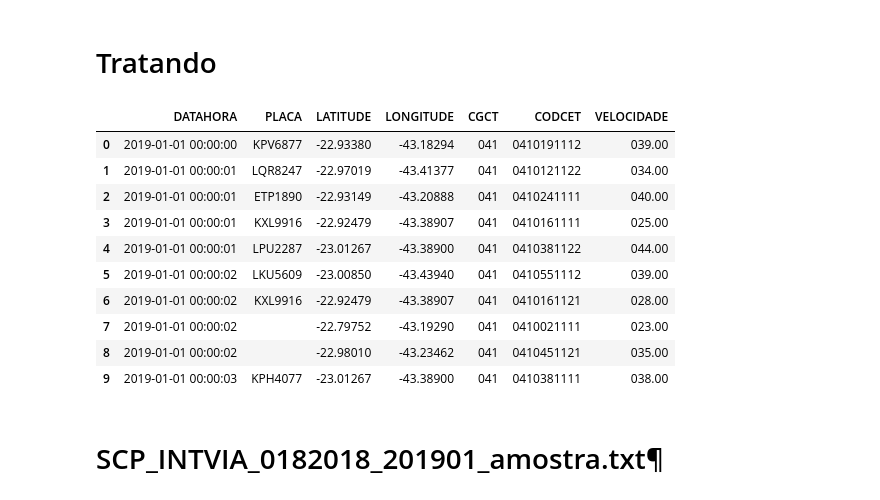
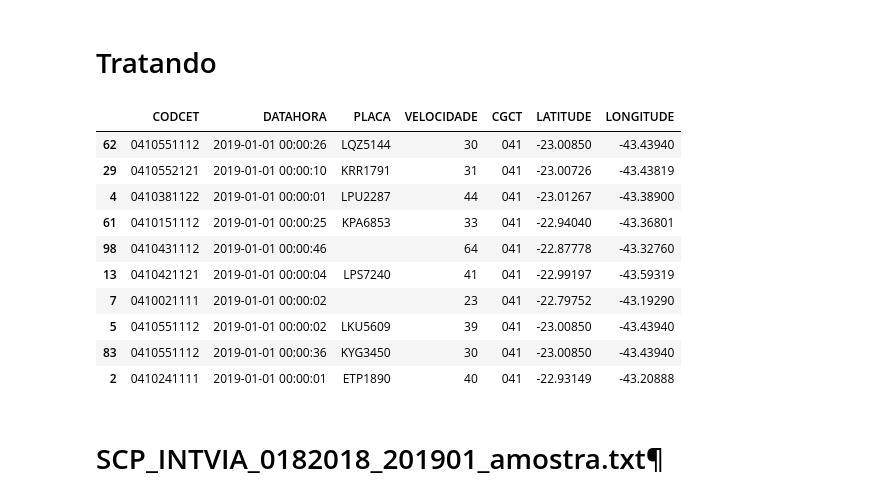
Before and after one commit to brenoimatos/UFRJ-CET-Rio, a Jupyter notebook: amostra_dados.ipynb, the cells around one changed output. Cells and saved outputs as stored; diff of their text form; code cells hidden in the pictures.

Commit message:
Limpeza no código de separação de colunas e de tratamento das colunas do arquivo movimento_OCR_JAN_2019

```diff
--- a/amostra_dados.ipynb
+++ b/amostra_dados.ipynb
@@ -61,0 +49,9 @@ df_ocr.sample(3)
+# %%
+# Nome para coluna inicial
+colnames = ['x']
+
+# Usando separador '|' apenas para conseguir importar e depois tentar tratar
+df_ocr_raw = pd.read_csv('amostras/movimento_OCR_JAN_2019.txt_amostra.txt', sep='|', names = colnames)
+
+df_ocr_split = separar_colunas_df(df_ocr_raw)
+df_ocr_split.head()
@@ -62,57 +86,71 @@ df_ocr.sample(3)
 # %% [markdown]
 # Tratando
 # %%
-
 def get_datahora(string):
     date = string[:14]
-    return datetime.strptime(date, "%Y%m%d%H%M%S")
+    try:
+        date = datetime.strptime(date, "%Y%m%d%H%M%S")
+    except:
+        date = 'erro'
+    return date
 
 def get_placa(string):
     placa = string[:7]
     if placa[0].isalpha():
         pass
     else:
         placa = ''
     return placa
 
 def get_latitude(string):
     lat = string[1:10]
     return lat
 
 def get_longitude(string):
     lon = string[10:19]
     return lon
 
-df_ocr['DATAHORA'] = df_ocr['b'].apply(lambda x: get_datahora(x))
-df_ocr['PLACA'] = df_ocr['placa'].apply(lambda x: get_placa(x))
-df_ocr['LATITUDE'] = df_ocr['e'].apply(lambda x: get_latitude(x))
-df_ocr['LONGITUDE'] = df_ocr['e'].apply(lambda x: get_longitude(x))
-df_ocr['b'] = df_ocr['b'].apply(lambda x: x[14:])
-df_ocr['c'] = df_ocr['c'].apply(lambda x: x[14:])
-df_ocr.drop(['placa', 'bairro', 'e'], axis =1, inplace = True )
-df_ocr['CGCT'] = df_ocr['c'].apply(lambda x: x.split()[1][:3])
-df_ocr['CGPT'] = df_ocr['c'].apply(lambda x: x.split()[1][3:6])
-df_ocr['CGLG'] = df_ocr['c'].apply(lambda x: x.split()[1][6:7])
-df_ocr['CGPI'] = df_ocr['c'].apply(lambda x: x.split()[1][7:8])
-df_ocr['CGST'] = df_ocr['c'].apply(lambda x: x.split()[1][8:9])
-df_ocr['CGFX'] = df_ocr['c'].apply(lambda x: x.split()[1][9:10])
-df_ocr['CODCET'] = df_ocr['c'].apply(lambda x: x.split()[1][:10])
-df_ocr['c'] = df_ocr['c'].apply(lambda x: x.split()[0]+' '+x.split()[1][10:])
-df_ocr['VELOCIDADE'] = df_ocr['c'].apply(lambda x: x[:3]+'.'+x[3:5])
-df_ocr.drop(['b', 'c', 'CGPT', 'CGPI', 'CGST', 'CGFX', 'CGLG'], axis=1, inplace=True)
-df_ocr.head(10)
+def get_velocidade(string):
+    vel = string[14:17]
+    try:
+        vel = int(vel)
+    except:
+        vel = 'erro'
+    return vel
+
+# Cria o dataframe vazio
+df_ocr = pd.DataFrame()
+
+# Popula o dataframe criando cada coluna
+df_ocr['CODCET'] = df_ocr_split['c'].apply(lambda x: x.split()[1][:10])
+df_ocr['DATAHORA'] = df_ocr_split['b'].apply(lambda x: get_datahora(x))
+df_ocr['PLACA'] = df_ocr_split['a'].apply(lambda x: get_placa(x))
+df_ocr['VELOCIDADE'] = df_ocr_split['c'].apply(lambda x: get_velocidade(x))
+df_ocr['CGCT'] = df_ocr_split['c'].apply(lambda x: x.split()[1][:3])
+df_ocr['LATITUDE'] = df_ocr_split['e'].apply(lambda x: get_latitude(x))
+df_ocr['LONGITUDE'] = df_ocr_split['e'].apply(lambda x: get_longitude(x))
+
+# Descomentar as próximas linhas caso queira checar cada código separadamente
+
+# df_ocr['CGPT'] = df_ocr_split['c'].apply(lambda x: x.split()[1][3:6])
+# df_ocr['CGLG'] = df_ocr_split['c'].apply(lambda x: x.split()[1][6:7])
+# df_ocr['CGPI'] = df_ocr_split['c'].apply(lambda x: x.split()[1][7:8])
+# df_ocr['CGST'] = df_ocr_split['c'].apply(lambda x: x.split()[1][8:9])
+# df_ocr['CGFX'] = df_ocr_split['c'].apply(lambda x: x.split()[1][9:10])
+
+df_ocr.sample(10)
 # %% [output]
-|  | DATAHORA | PLACA | LATITUDE | LONGITUDE | CGCT | CODCET | VELOCIDADE |
-| 0 | 2019-01-01 00:00:00 | KPV6877 | -22.93380 | -43.18294 | 041 | 0410191112 | 039.00 |
-| 1 | 2019-01-01 00:00:01 | LQR8247 | -22.97019 | -43.41377 | 041 | 0410121122 | 034.00 |
-| 2 | 2019-01-01 00:00:01 | ETP1890 | -22.93149 | -43.20888 | 041 | 0410241111 | 040.00 |
-| 3 | 2019-01-01 00:00:01 | KXL9916 | -22.92479 | -43.38907 | 041 | 0410161111 | 025.00 |
-| 4 | 2019-01-01 00:00:01 | LPU2287 | -23.01267 | -43.38900 | 041 | 0410381122 | 044.00 |
-| 5 | 2019-01-01 00:00:02 | LKU5609 | -23.00850 | -43.43940 | 041 | 0410551112 | 039.00 |
-| 6 | 2019-01-01 00:00:02 | KXL9916 | -22.92479 | -43.38907 | 041 | 0410161121 | 028.00 |
-| 7 | 2019-01-01 00:00:02 |  | -22.79752 | -43.19290 | 041 | 0410021111 | 023.00 |
-| 8 | 2019-01-01 00:00:02 |  | -22.98010 | -43.23462 | 041 | 0410451121 | 035.00 |
-| 9 | 2019-01-01 00:00:03 | KPH4077 | -23.01267 | -43.38900 | 041 | 0410381111 | 038.00 |
+|  | CODCET | DATAHORA | PLACA | VELOCIDADE | CGCT | LATITUDE | LONGITUDE |
+| 62 | 0410551112 | 2019-01-01 00:00:26 | LQZ5144 | 30 | 041 | -23.00850 | -43.43940 |
+| 29 | 0410552121 | 2019-01-01 00:00:10 | KRR1791 | 31 | 041 | -23.00726 | -43.43819 |
+| 4 | 0410381122 | 2019-01-01 00:00:01 | LPU2287 | 44 | 041 | -23.01267 | -43.38900 |
+| 61 | 0410151112 | 2019-01-01 00:00:25 | KPA6853 | 33 | 041 | -22.94040 | -43.36801 |
+| 98 | 0410431112 | 2019-01-01 00:00:46 |  | 64 | 041 | -22.87778 | -43.32760 |
+| 13 | 0410421121 | 2019-01-01 00:00:04 | LPS7240 | 41 | 041 | -22.99197 | -43.59319 |
+| 7 | 0410021111 | 2019-01-01 00:00:02 |  | 23 | 041 | -22.79752 | -43.19290 |
+| 5 | 0410551112 | 2019-01-01 00:00:02 | LKU5609 | 39 | 041 | -23.00850 | -43.43940 |
+| 83 | 0410551112 | 2019-01-01 00:00:36 | KYG3450 | 30 | 041 | -23.00850 | -43.43940 |
+| 2 | 0410241111 | 2019-01-01 00:00:01 | ETP1890 | 40 | 041 | -22.93149 | -43.20888 |
 # %% [markdown]
 # SCP_INTVIA_0182018_201901_amostra.txt¶
 # %%
```
Also changed, not shown: parts of 12 cells of this notebook, 7 other files.
